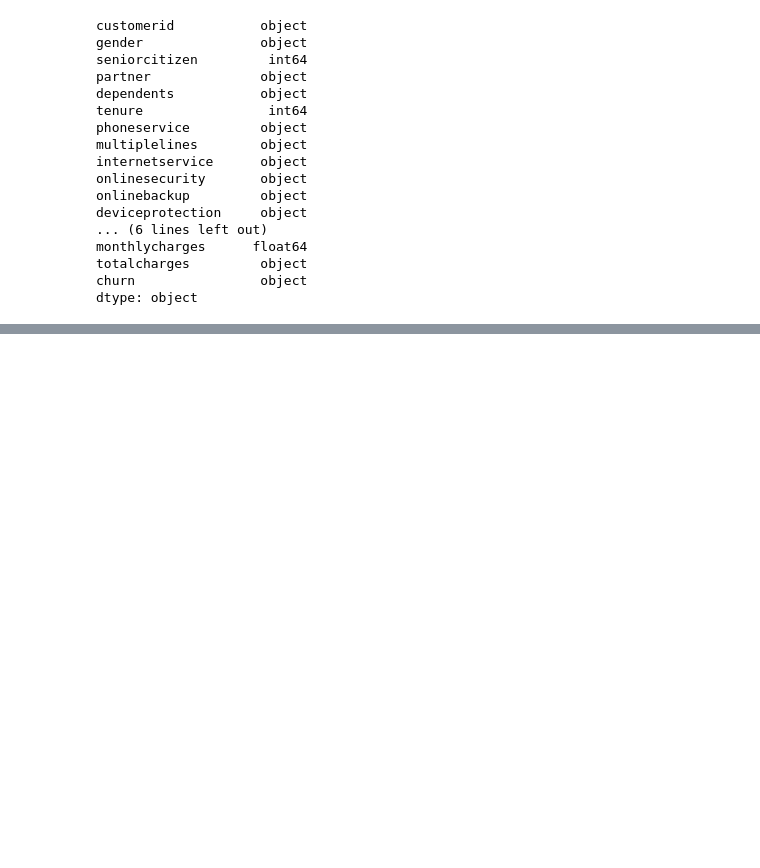
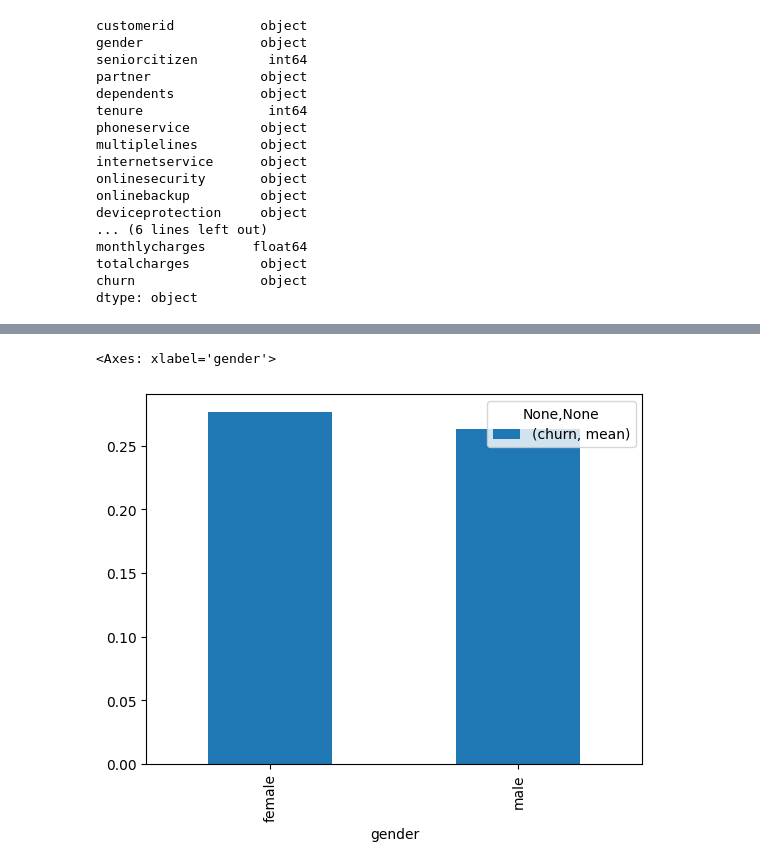
Before and after one commit to jmstache/ml-zoomcamp, a Jupyter notebook: 03-logistic-regression/logistic-regression.ipynb, the cells around one changed output, grey strips where cells are left out. Saved outputs shown, nothing was run; the diff lists cells and outputs as text; code cells hidden in the pictures; blank space fills up the shorter version.

```diff
--- a/03-logistic-regression/logistic-regression.ipynb
+++ b/03-logistic-regression/logistic-regression.ipynb
@@ -123,0 +272,8 @@ df["churn"] = df["churn"].map({"yes": 1, "no": 0})
+# %%
+# churn rate by gender - little difference between male and female and from global
+df_full_train.groupby('gender').agg({'churn':['mean']})
+# plot churn rate by gender
+df_full_train.groupby('gender').agg({'churn':['mean']}).plot(kind='bar')
+# %% [output]
+<Axes: xlabel='gender'>
+[figure, added]
```
Also changed, not shown: parts of 90 cells of this notebook.
